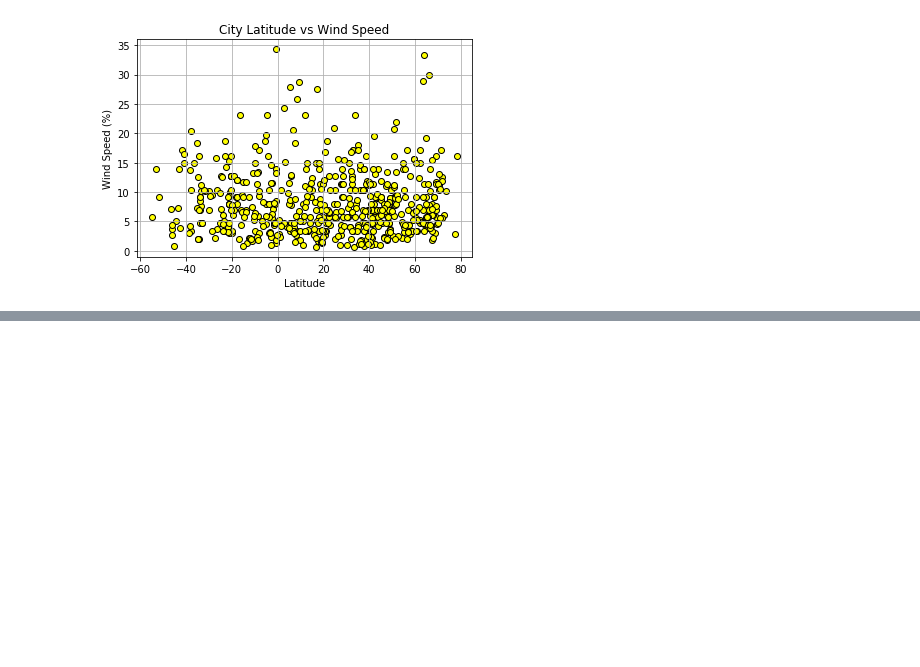
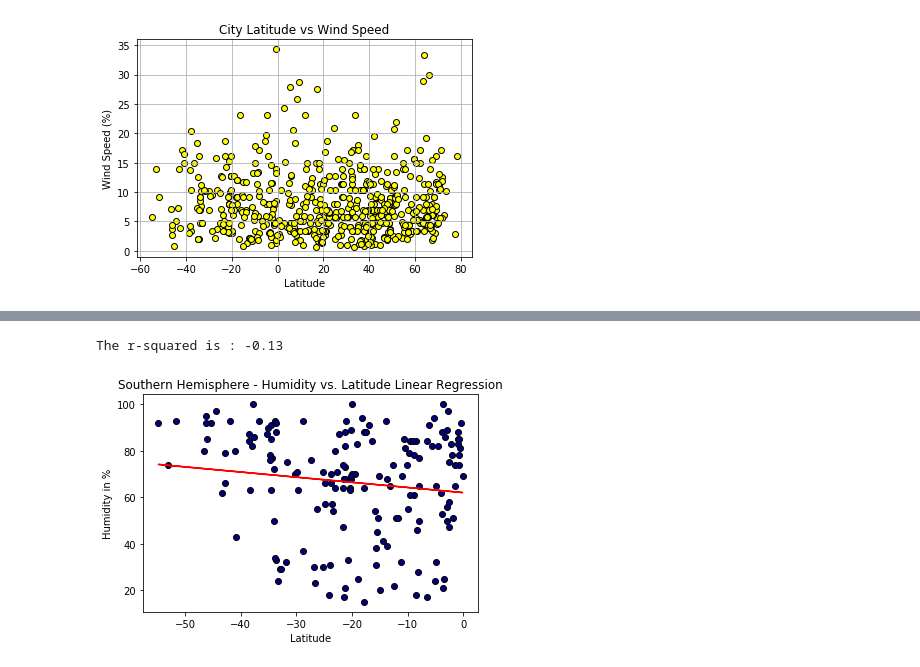
Before and after one commit to arvinseeva/python-api-challenge, a Jupyter notebook: WeatherPy/WeatherPy.ipynb, the cells around one changed output, grey strips where cells are left out. Saved outputs shown, nothing was run; the diff lists cells and outputs as text; code cells hidden in the pictures; blank space fills up the shorter version.

```diff
--- a/WeatherPy/WeatherPy.ipynb
+++ b/WeatherPy/WeatherPy.ipynb
@@ -257,0 +275,17 @@ The r-squared is : 0.77
+# %%
+equation = linear_agression(southern_hemisphere["Lat"], southern_hemisphere["Humidity"])
+
+# Set a title
+plt.title("Southern Hemisphere - Humidity vs. Latitude Linear Regression")
+
+# Set xlabel
+plt.xlabel("Latitude")
+
+# Set ylabel
+plt.ylabel("Humidity in %")
+
+# Save the figure
+plt.savefig("output_data/Southern Hemisphere - Humidity vs. Latitude Linear Regression.png")
+# %% [output]
+The r-squared is : -0.13
+[figure, added]
```
Also changed, not shown: parts of 14 cells of this notebook, 7 other files.
